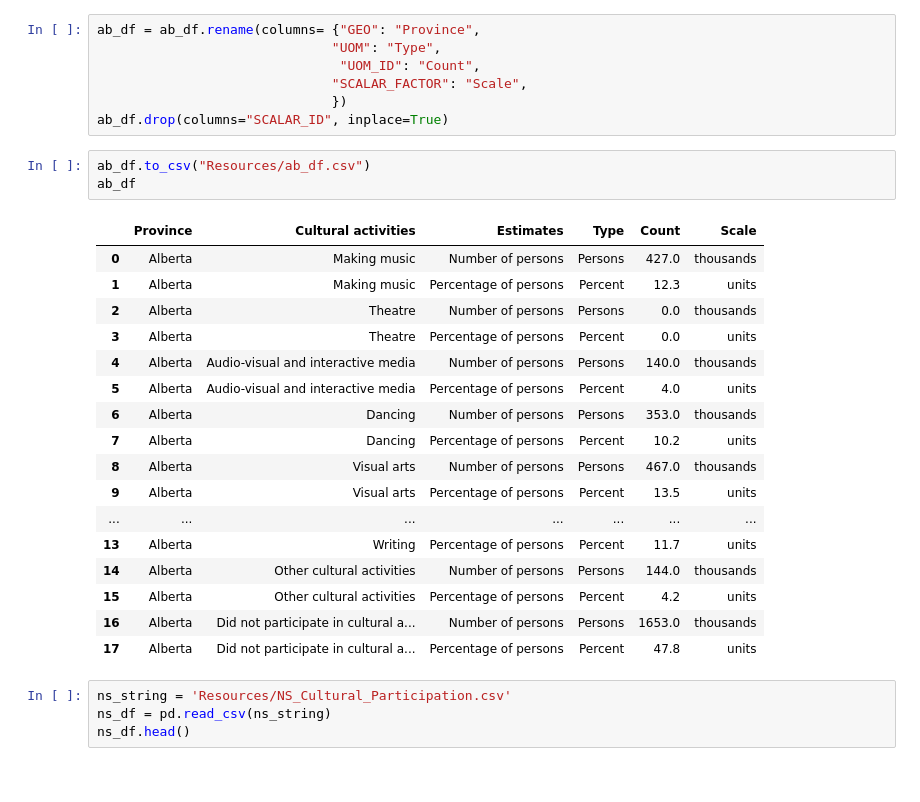
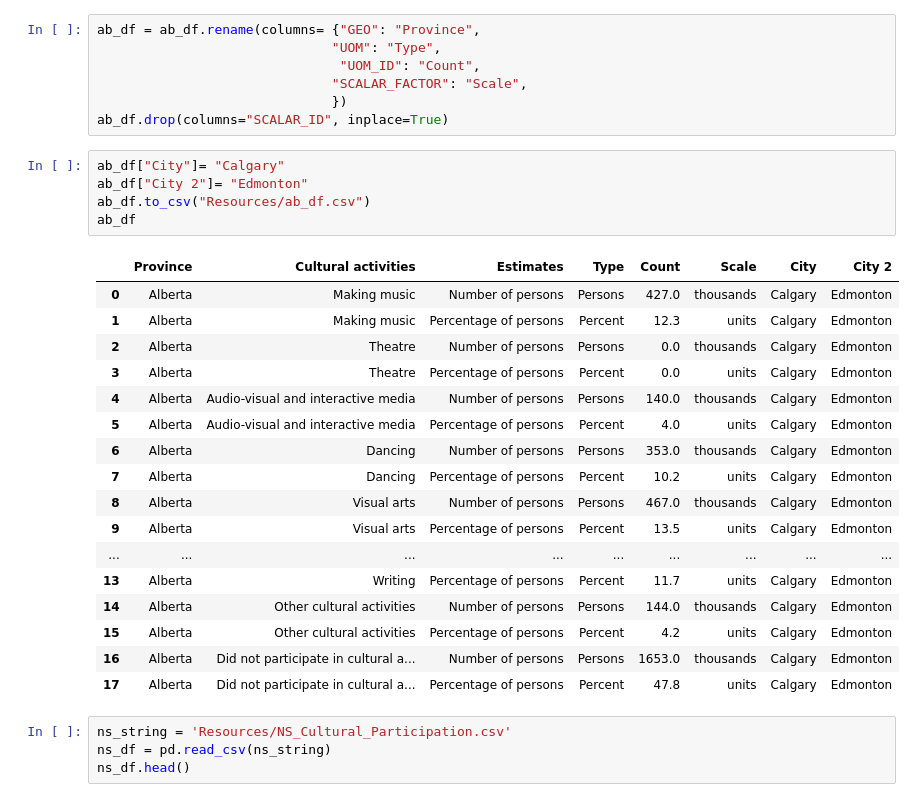
Before and after one commit to detmanski/Overview_Canada_Analysis, a Jupyter notebook: culture_by_province.ipynb, the cells around one changed output. Saved outputs shown, nothing was run; the diff lists cells and outputs as text.

```diff
--- a/culture_by_province.ipynb
+++ b/culture_by_province.ipynb
@@ -288,26 +292,28 @@ ab_df = ab_df.rename(columns= {"GEO": "Province",
                               })
 ab_df.drop(columns="SCALAR_ID", inplace=True)
 # %%
+ab_df["City"]= "Calgary"
+ab_df["City 2"]= "Edmonton"
 ab_df.to_csv("Resources/ab_df.csv")
 ab_df
 # %% [output]
-|  | Province | Cultural activities | Estimates | Type | Count | Scale |
-| 0 | Alberta | Making music | Number of persons | Persons | 427.0 | thousands |
-| 1 | Alberta | Making music | Percentage of persons | Percent | 12.3 | units |
-| 2 | Alberta | Theatre | Number of persons | Persons | 0.0 | thousands |
-| 3 | Alberta | Theatre | Percentage of persons | Percent | 0.0 | units |
-| 4 | Alberta | Audio-visual and interactive media | Number of persons | Persons | 140.0 | thousands |
-| 5 | Alberta | Audio-visual and interactive media | Percentage of persons | Percent | 4.0 | units |
-| 6 | Alberta | Dancing | Number of persons | Persons | 353.0 | thousands |
-| 7 | Alberta | Dancing | Percentage of persons | Percent | 10.2 | units |
-| 8 | Alberta | Visual arts | Number of persons | Persons | 467.0 | thousands |
-| 9 | Alberta | Visual arts | Percentage of persons | Percent | 13.5 | units |
-| ... | ... | ... | ... | ... | ... | ... |
-| 13 | Alberta | Writing | Percentage of persons | Percent | 11.7 | units |
-| 14 | Alberta | Other cultural activities | Number of persons | Persons | 144.0 | thousands |
-| 15 | Alberta | Other cultural activities | Percentage of persons | Percent | 4.2 | units |
-| 16 | Alberta | Did not participate in cultural a... | Number of persons | Persons | 1653.0 | thousands |
-| 17 | Alberta | Did not participate in cultural a... | Percentage of persons | Percent | 47.8 | units |
+|  | Province | Cultural activities | Estimates | Type | Count | Scale | City | City 2 |
+| 0 | Alberta | Making music | Number of persons | Persons | 427.0 | thousands | Calgary | Edmonton |
+| 1 | Alberta | Making music | Percentage of persons | Percent | 12.3 | units | Calgary | Edmonton |
+| 2 | Alberta | Theatre | Number of persons | Persons | 0.0 | thousands | Calgary | Edmonton |
+| 3 | Alberta | Theatre | Percentage of persons | Percent | 0.0 | units | Calgary | Edmonton |
+| 4 | Alberta | Audio-visual and interactive media | Number of persons | Persons | 140.0 | thousands | Calgary | Edmonton |
+| 5 | Alberta | Audio-visual and interactive media | Percentage of persons | Percent | 4.0 | units | Calgary | Edmonton |
+| 6 | Alberta | Dancing | Number of persons | Persons | 353.0 | thousands | Calgary | Edmonton |
+| 7 | Alberta | Dancing | Percentage of persons | Percent | 10.2 | units | Calgary | Edmonton |
+| 8 | Alberta | Visual arts | Number of persons | Persons | 467.0 | thousands | Calgary | Edmonton |
+| 9 | Alberta | Visual arts | Percentage of persons | Percent | 13.5 | units | Calgary | Edmonton |
+| ... | ... | ... | ... | ... | ... | ... | ... | ... |
+| 13 | Alberta | Writing | Percentage of persons | Percent | 11.7 | units | Calgary | Edmonton |
+| 14 | Alberta | Other cultural activities | Number of persons | Persons | 144.0 | thousands | Calgary | Edmonton |
+| 15 | Alberta | Other cultural activities | Percentage of persons | Percent | 4.2 | units | Calgary | Edmonton |
+| 16 | Alberta | Did not participate in cultural a... | Number of persons | Persons | 1653.0 | thousands | Calgary | Edmonton |
+| 17 | Alberta | Did not participate in cultural a... | Percentage of persons | Percent | 47.8 | units | Calgary | Edmonton |
 # %%
 ns_string = 'Resources/NS_Cultural_Participation.csv'
 ns_df = pd.read_csv(ns_string)
```
Also changed, not shown: parts of 18 cells of this notebook, 9 other files.
